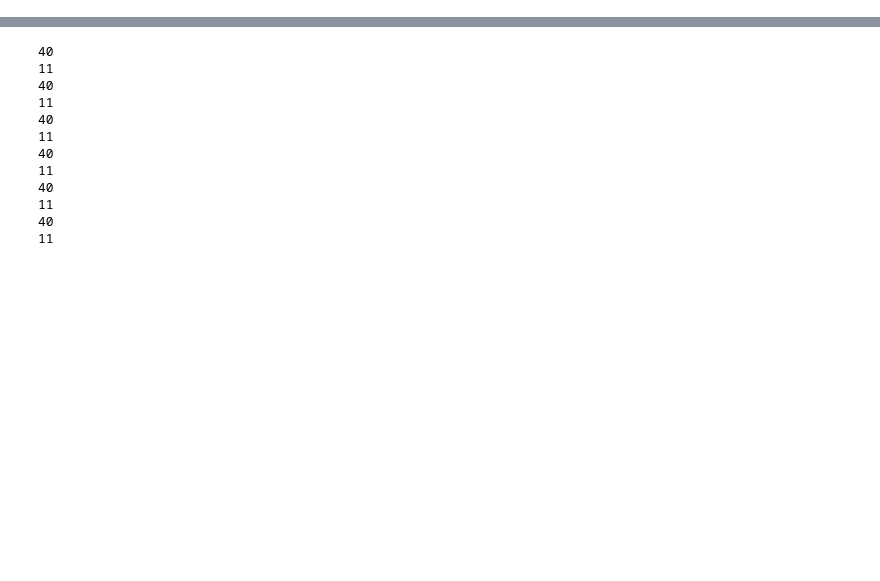
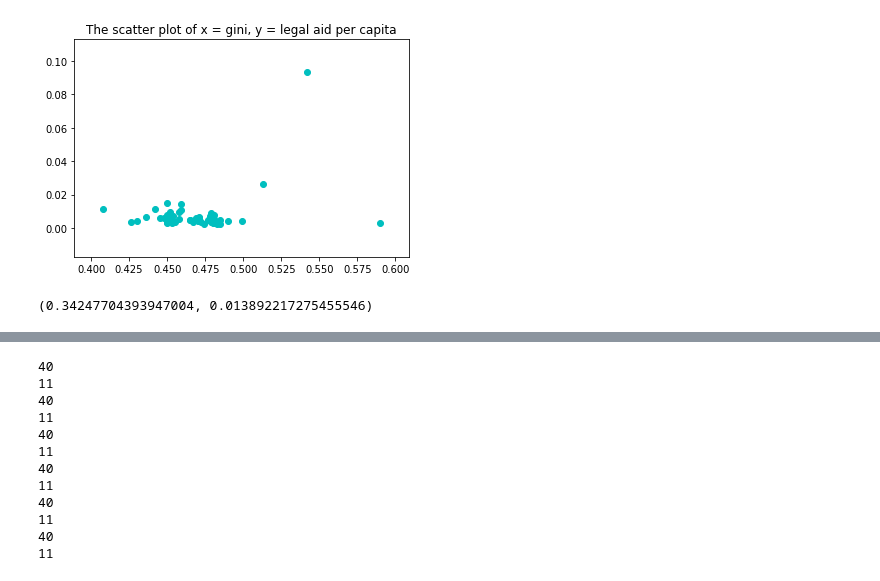
Before and after one commit to Jasmine424/CS506_Project_OpendoorOrganization, a Jupyter notebook: state_data_analysis.ipynb, the cells around one changed output, grey strips where cells are left out. Drawn from its saved outputs; the diff is of its cells as text; code cells hidden in the pictures; blank space fills up the shorter version.

```diff
--- a/state_data_analysis.ipynb
+++ b/state_data_analysis.ipynb
@@ -46,0 +88,13 @@ y_homeless_intercept = data[b]
+# %%
+import matplotlib
+import matplotlib.pyplot as plt
+
+fig = plt.figure()
+ax1 = fig.add_subplot(111)
+ax1.set_title('The scatter plot of x = gini, y = legal aid per capita')
+ax1.scatter(x_gini,y_legal*100,c = 'c',marker = 'o')
+plt.show()
+print(pearsonr(x_gini, y_legal))
+# %% [output]
+[figure, added]
+(0.34247704393947004, 0.013892217275455546)
```
Also changed, not shown: parts of 30 cells of this notebook.
